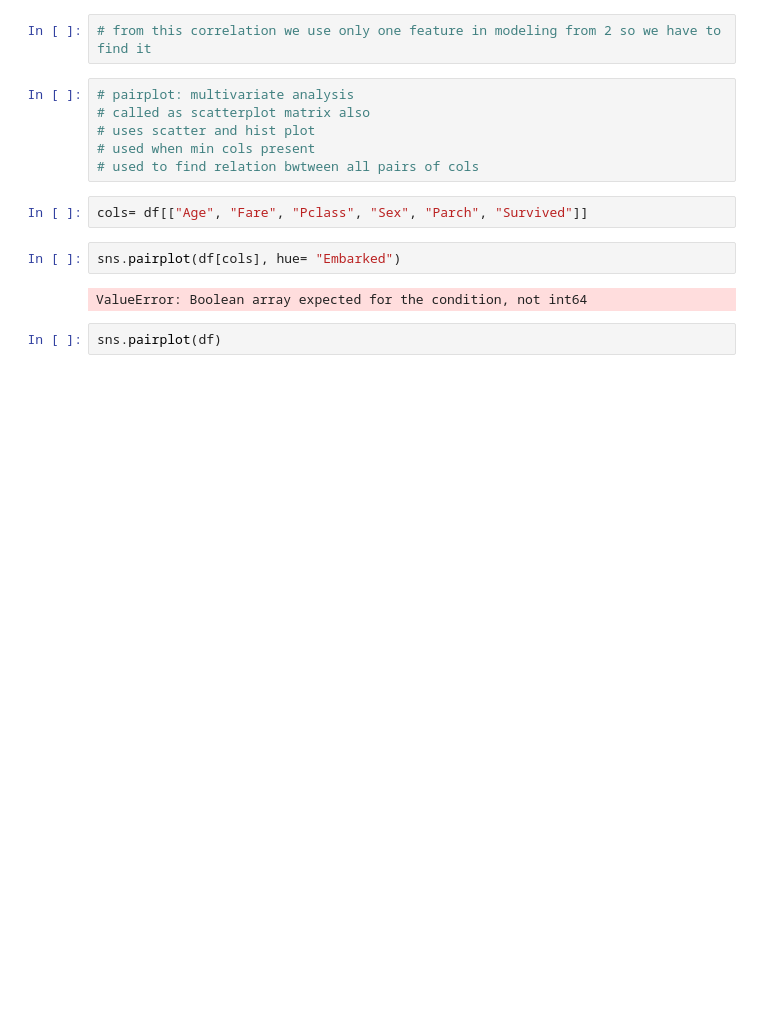
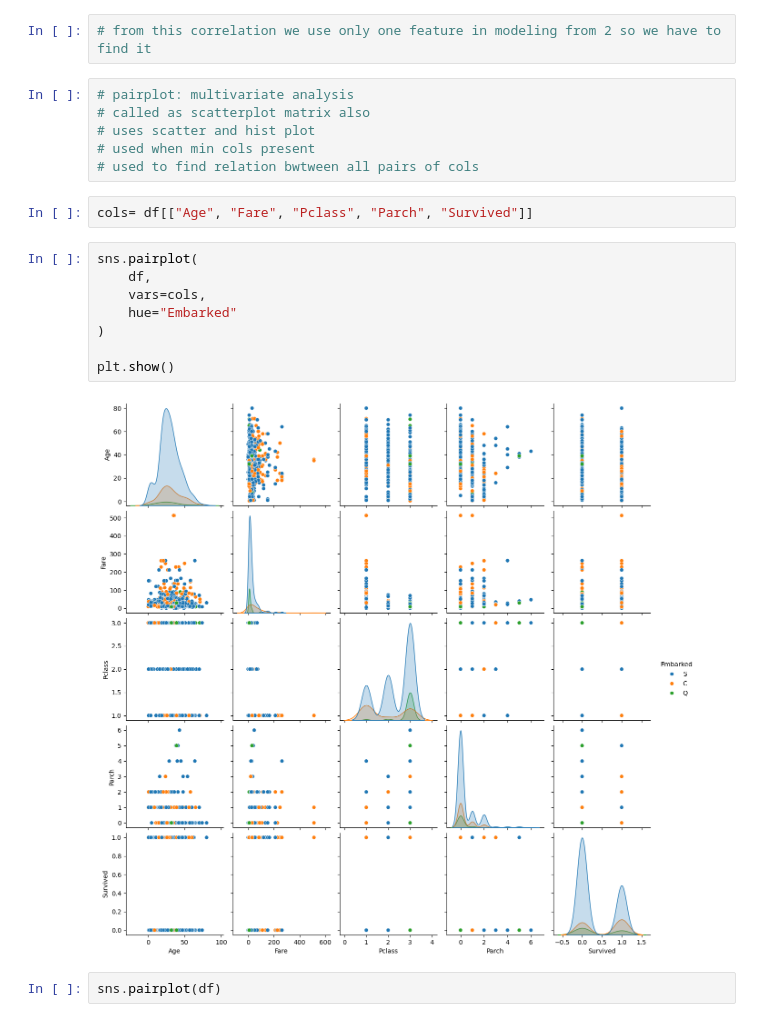
Before and after one commit to payaltanpure/Data_Science_and_Machine_Learning, a Jupyter notebook: eda_data_analysis.ipynb, the cells around one changed output. Cells and saved outputs as stored; diff of their text form; blank space fills up the shorter version.

```diff
--- a/eda_data_analysis.ipynb
+++ b/eda_data_analysis.ipynb
@@ -1373,11 +1374,17 @@ sns.heatmap(corr)
 # used when min cols present
 # used to find relation bwtween all pairs of cols
 # %%
-cols= df[["Age", "Fare", "Pclass", "Sex", "Parch", "Survived"]]
+cols= df[["Age", "Fare", "Pclass", "Parch", "Survived"]]
 # %%
-sns.pairplot(df[cols], hue= "Embarked")
+sns.pairplot(
+    df,
+    vars=cols,
+    hue="Embarked"
+)
+
+plt.show()
 # %% [output]
-ValueError: Boolean array expected for the condition, not int64
+[figure, added]
 # %%
 sns.pairplot(df)
 # %% [output]
```
Also changed, not shown: parts of 3 cells of this notebook, 1 other file.
